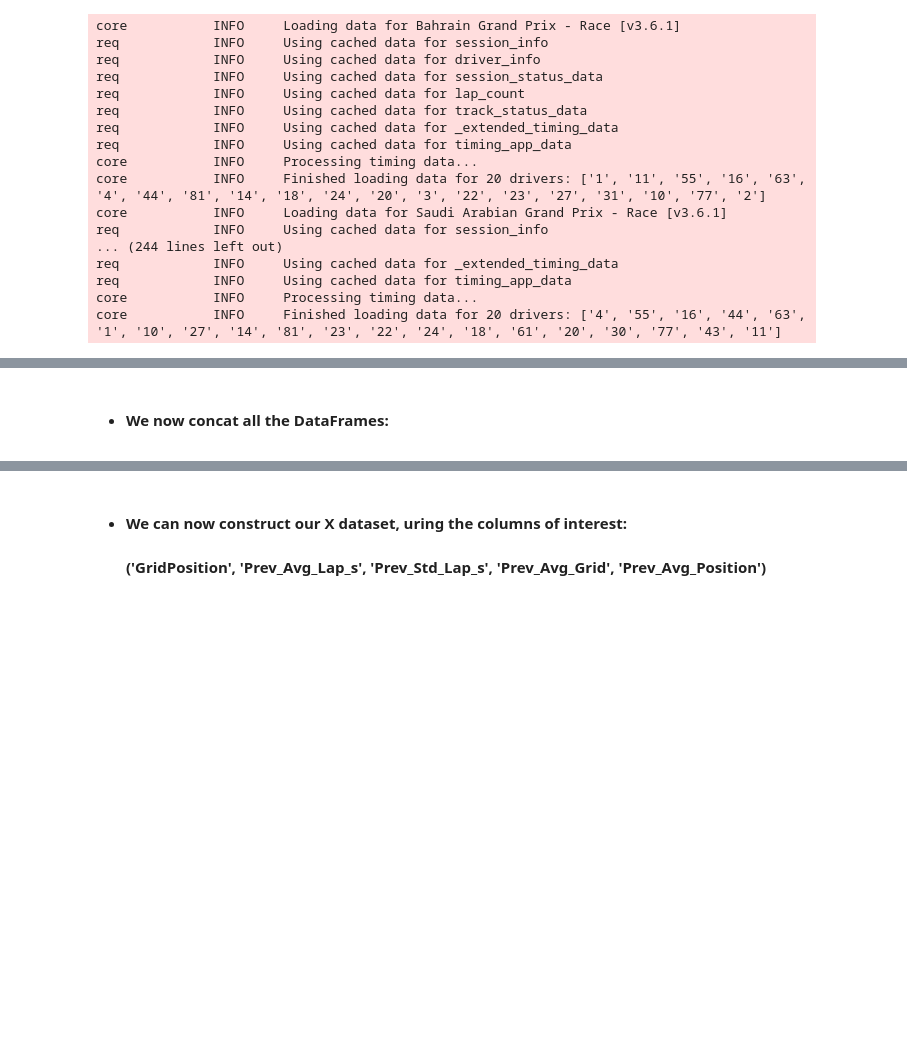
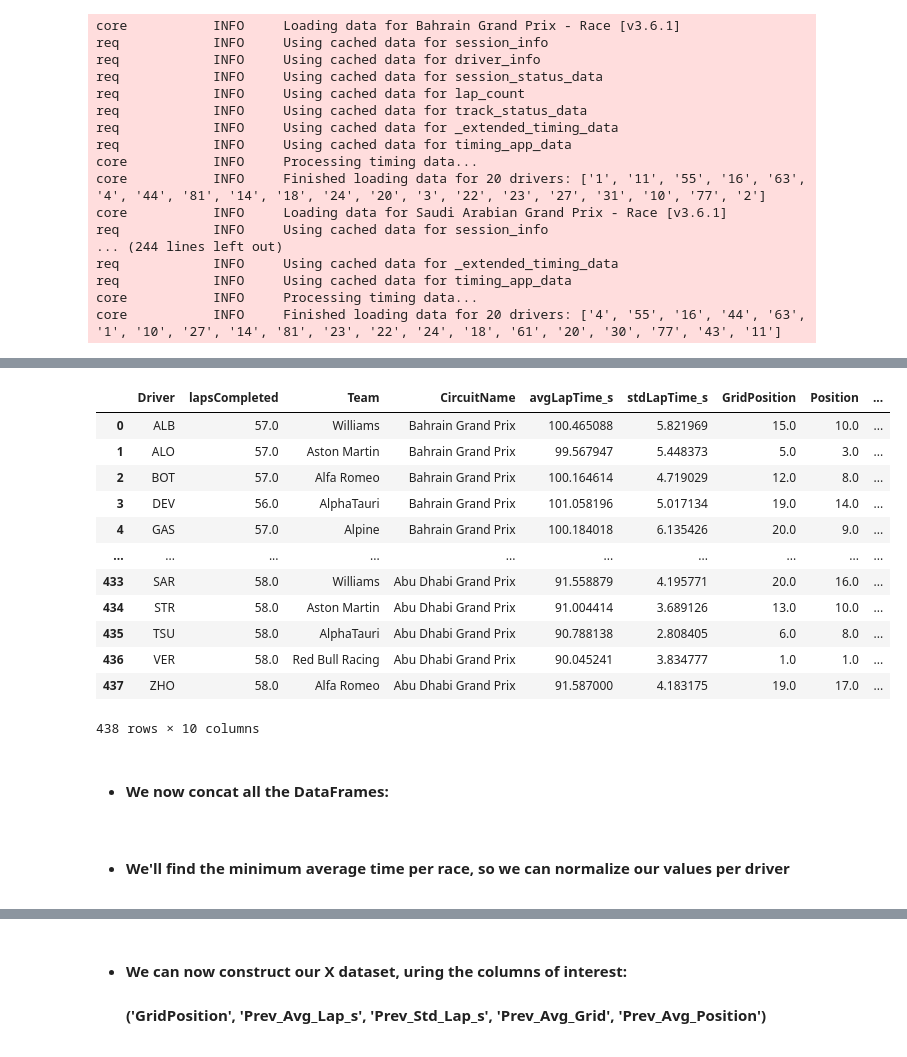
Before and after one commit to apostkpl/fun_with_fastF1, a Jupyter notebook: fastf1_pred.ipynb, the cells around one changed output, grey strips where cells are left out. Saved outputs shown, nothing was run; the diff lists cells and outputs as text; code cells hidden in the pictures; blank space fills up the shorter version.

```diff
--- a/fastf1_pred.ipynb
+++ b/fastf1_pred.ipynb
@@ -105,6 +110,22 @@ for col in ['avgLapTime_s', 'stdLapTime_s']:
     stats_2023[col] = stats_2023[col].fillna(stats_2023[col].median())
     stats_2024[col] = stats_2024[col].fillna(stats_2024[col].median())
     stats_2025[col] = stats_2025[col].fillna(stats_2025[col].median())
+# %%
+stats_2023
+# %% [output]
+|  | Driver | lapsCompleted | Team | CircuitName | avgLapTime_s | stdLapTime_s | GridPosition | Position | ... |
+| 0 | ALB | 57.0 | Williams | Bahrain Grand Prix | 100.465088 | 5.821969 | 15.0 | 10.0 | ... |
+| 1 | ALO | 57.0 | Aston Martin | Bahrain Grand Prix | 99.567947 | 5.448373 | 5.0 | 3.0 | ... |
+| 2 | BOT | 57.0 | Alfa Romeo | Bahrain Grand Prix | 100.164614 | 4.719029 | 12.0 | 8.0 | ... |
+| 3 | DEV | 56.0 | AlphaTauri | Bahrain Grand Prix | 101.058196 | 5.017134 | 19.0 | 14.0 | ... |
+| 4 | GAS | 57.0 | Alpine | Bahrain Grand Prix | 100.184018 | 6.135426 | 20.0 | 9.0 | ... |
+| ... | ... | ... | ... | ... | ... | ... | ... | ... | ... |
+| 433 | SAR | 58.0 | Williams | Abu Dhabi Grand Prix | 91.558879 | 4.195771 | 20.0 | 16.0 | ... |
+| 434 | STR | 58.0 | Aston Martin | Abu Dhabi Grand Prix | 91.004414 | 3.689126 | 13.0 | 10.0 | ... |
+| 435 | TSU | 58.0 | AlphaTauri | Abu Dhabi Grand Prix | 90.788138 | 2.808405 | 6.0 | 8.0 | ... |
+| 436 | VER | 58.0 | Red Bull Racing | Abu Dhabi Grand Prix | 90.045241 | 3.834777 | 1.0 | 1.0 | ... |
+| 437 | ZHO | 58.0 | Alfa Romeo | Abu Dhabi Grand Prix | 91.587000 | 4.183175 | 19.0 | 17.0 | ... |
+438 rows × 10 columns
 # %% [markdown]
 - #### We now concat all the DataFrames:
 # %%
@@ -112,3 +133,5 @@ for col in ['avgLapTime_s', 'stdLapTime_s']:
 all_stats = pd.concat([stats_2023, stats_2024, stats_2025], ignore_index = True)
 # Sort the dataframe chronologically:
 all_stats = all_stats.sort_values(by = ['Year', 'raceID']).reset_index(drop = True)
+# %% [markdown]
+- #### We'll find the minimum average time per race, so we can normalize our values per driver
```
Also changed, not shown: parts of 34 cells of this notebook, 1 other file.
